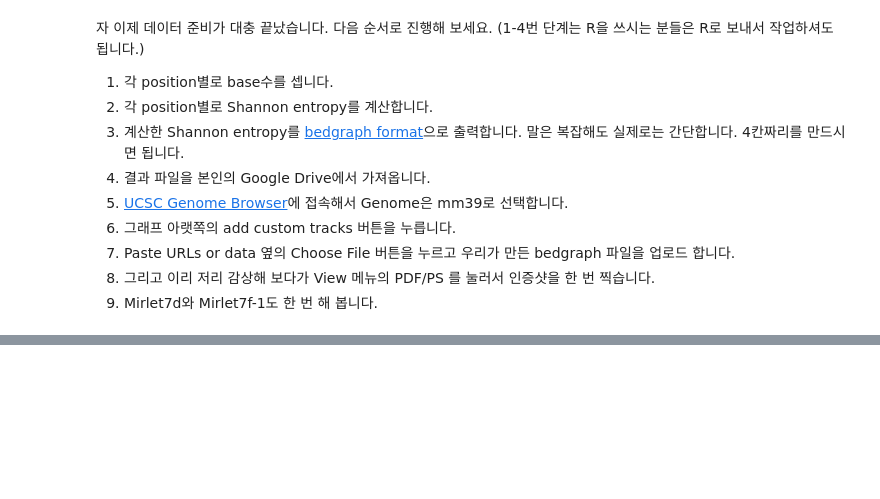
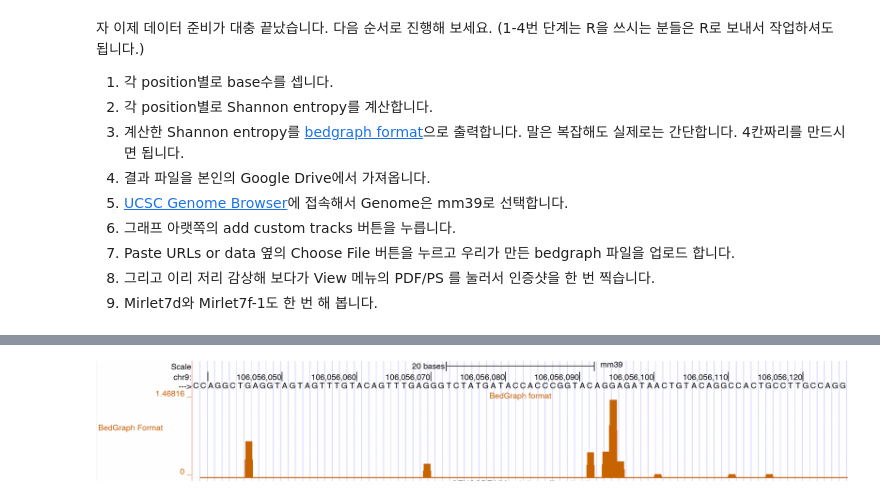
Before and after one commit to young5454/SNU-BI1, a Jupyter notebook: CoLab_TermProj_2024_3.ipynb, the cells around one changed output, grey strips where cells are left out. Drawn from its saved outputs; the diff is of its cells as text; code cells hidden in the pictures; blank space fills up the shorter version.

Commit message:
Plot for mirlet7g

```diff
--- a/CoLab_TermProj_2024_3.ipynb
+++ b/CoLab_TermProj_2024_3.ipynb
@@ -177,0 +287,5 @@ pileup[pileup['pos'] == 106056094].iloc[0]['matches']
+# %%
+# Mirlet7.png
+Image.open("../../Plots/entropy/mirlet7g.png")
+# %% [output]
+[figure, added]
```
Also changed, not shown: parts of 11 cells of this notebook, 1 other file.
